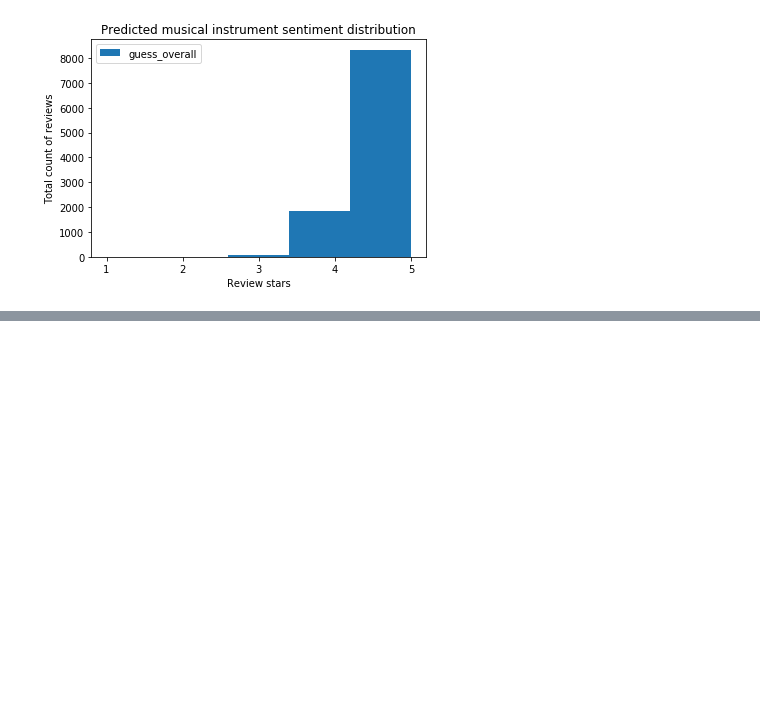
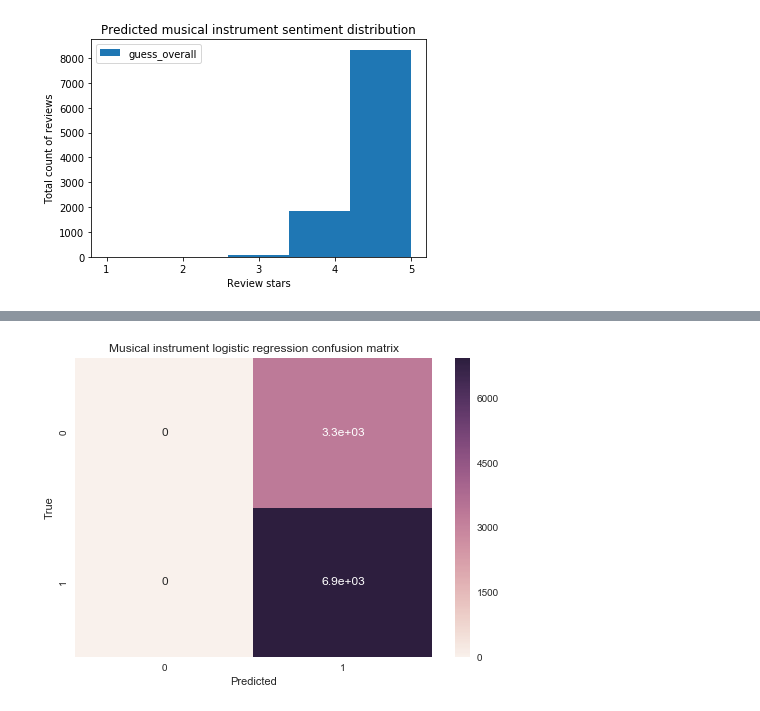
Before and after one commit to heatherThida2/Amazon-SentimentalAnalysis, a Jupyter notebook: sentiment-analysis--amazon_commented.ipynb, the cells around one changed output, grey strips where cells are left out. Cells and saved outputs as stored; diff of their text form; code cells hidden in the pictures; blank space fills up the shorter version.

```diff
--- a/sentiment-analysis--amazon_commented.ipynb
+++ b/sentiment-analysis--amazon_commented.ipynb
@@ -655,0 +685,12 @@ plt.show()
+# %%
+y_true = music_predicted_lr_df['good']
+y_predict = music_predicted_lr_df['guess_good']
+
+vg_lf_cm = confusion_matrix(y_true, y_predict)
+hmap = sb.heatmap(vg_lf_cm, annot=True)
+hmap.set_xlabel("Predicted")
+hmap.set_ylabel("True")
+hmap.set_title("Musical instrument logistic regression confusion matrix")
+plt.show()
+# %% [output]
+[figure, added]
```
Also changed, not shown: parts of 4 cells of this notebook.
